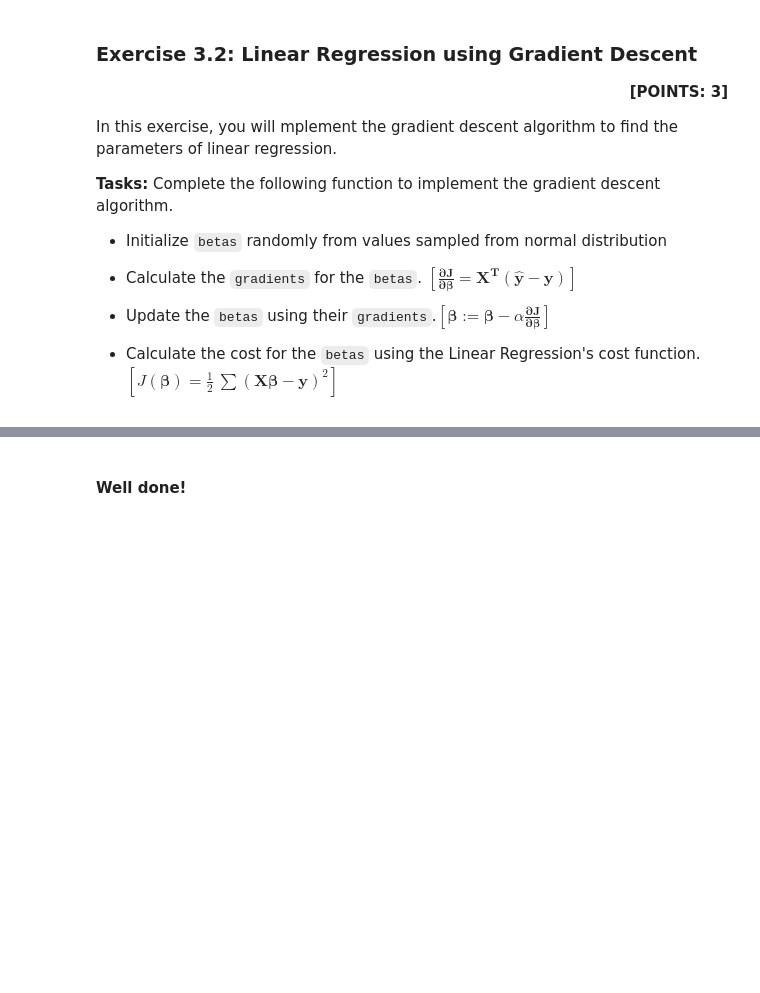
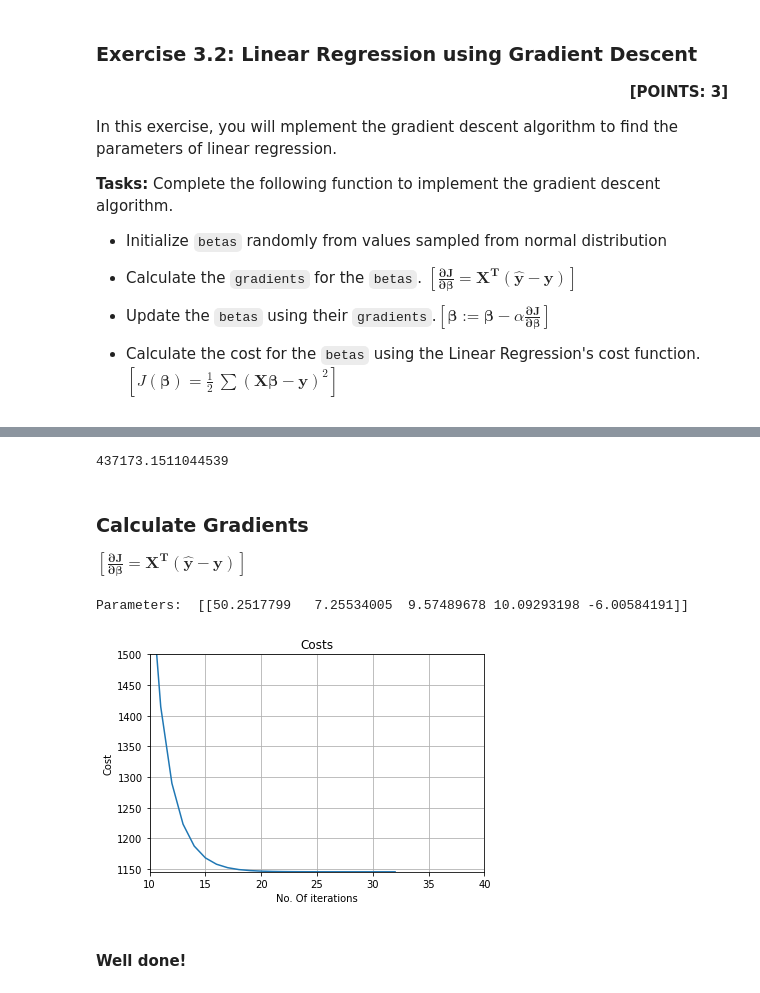
Before and after one commit to roniel06/python_ml_exc, a Jupyter notebook: Linear_Regression_Other_Approach.ipynb, the cells around one changed output, grey strips where cells are left out. Drawn from its saved outputs; the diff is of its cells as text; code cells hidden in the pictures; blank space fills up the shorter version.

Commit message:
Completed Gradient descent Excercice

```diff
--- a/Linear_Regression_Other_Approach.ipynb
+++ b/Linear_Regression_Other_Approach.ipynb
@@ -475,3 +494,20 @@ In this exercise, you will mplement the gradient descent algorithm to find the p
+# %%
+def calculate_cost(betas,X, y):
+  dot_product =np.dot(X, betas)
+  return 1/2 * np.sum(np.square(dot_product - y))
+# %%
+# inspect Cost
+betas =initialize_betas(X_train,y_train)
+calculate_cost(betas,X_train,y_train)
+# %% [output]
+437173.1511044539
+# %% [markdown]
+### Calculate Gradients
+ $[\frac{\boldsymbol{\partial J}}{\boldsymbol{\partial \beta}}= \mathbf{X^T}(\mathbf{\hat{y}-y})]$
+# %%
+def calculate_gradients(betas, X, y):
+  y_hat = np.dot(X,betas)
+  return np.dot(X.T, (y_hat - y))
 # %%
 def gradient_descent(X, y, alpha=0.0001 , max_iters=10000, precision = 1e-3):
   np.random.seed(0)
@@ -488,21 +524,21 @@ def gradient_descent(X, y, alpha=0.0001 , max_iters=10000, precision = 1e-3):
 
   # Initialize betas
   # YOUR CODE HERE
-  raise NotImplementedError()
+  betas = initialize_betas(X,y)
 
   while difference > precision and iteration <= max_iters :
 
     # Calculate gradients
     # YOUR CODE HERE
-    raise NotImplementedError()
+    gradients = calculate_gradients(betas,X,y)
 
     # Update betas
     # YOUR CODE HERE
-    raise NotImplementedError()
+    betas  = betas - alpha * gradients
 
     # Calculate cost
     # YOUR CODE HERE
-    raise NotImplementedError()
+    cost = calculate_cost(betas, X, y)
 
     difference = np.abs(costs[iteration] - cost)
     costs.append(cost)
@@ -515,8 +551,23 @@ def gradient_descent(X, y, alpha=0.0001 , max_iters=10000, precision = 1e-3):
 
   return betas, iteration, costs
 
-model_GD, steps, costs = gradient_descent(X_train, y_train, alpha=0.0007)
+model_GD, steps, costs = gradient_descent(X_train, y_train, alpha=0.0009)
 print("Parameters: ", model_GD.reshape(1,-1))
+# %% [output]
+Parameters:  [[50.2517799   7.25534005  9.57489678 10.09293198 -6.00584191]]
+# %%
+#Plotting Costs
+
+plt.plot(costs)
+plt.title('Costs')
+plt.xlabel('No. Of iterations')
+plt.ylabel('Cost')
+plt.ylim(min(costs), 1500)
+plt.xlim(10,40)
+plt.grid()
+plt.show()
+# %% [output]
+[figure, added]
 # %%
 ### INTENTIONALLY LEFT BLANK
 # %% [markdown]
```
Also changed, not shown: parts of 7 cells of this notebook.
